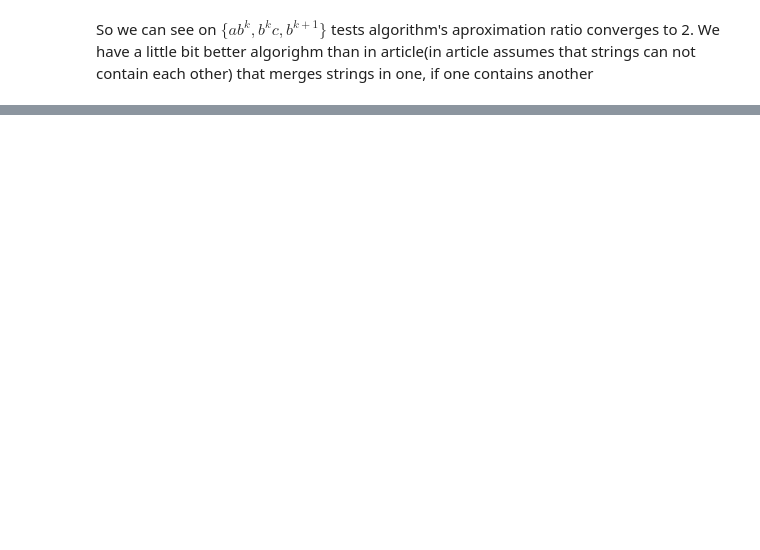
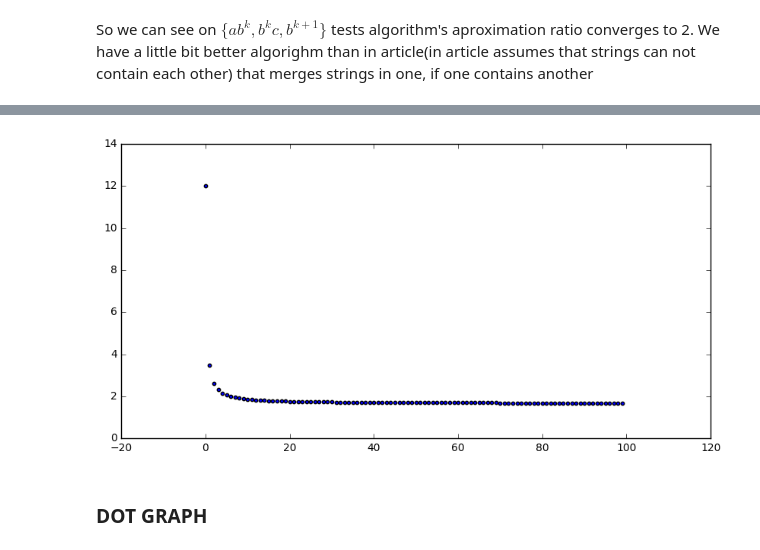
Before and after one commit to deepmipt-VladZhukov/ComputationalComplexityTheoryTask45, a Jupyter notebook: task45_Zhukov_vlad.ipynb, the cells around one changed output, grey strips where cells are left out. Saved outputs shown, nothing was run; the diff lists cells and outputs as text; code cells hidden in the pictures; blank space fills up the shorter version.

```diff
--- a/task45_Zhukov_vlad.ipynb
+++ b/task45_Zhukov_vlad.ipynb
@@ -79,0 +124,44 @@ So we can see on  $\{ab^k,b^kc,b^{k+1}\}$ tests algorithm's aproximation ratio c
+# %%
+res = []
+a = ""
+b = ""
+c = ""
+d = ""
+e = ""
+f = ""
+for k in range(100):
+    tst = []
+    a = a + "a"
+    b = b + "b"
+    c = c + "c"
+    d = d + "d"
+    e = e + "e"
+    f = f + "f"
+    x = "x"
+    tst.append(a + x + b)
+    tst.append(b + x + c)
+    tst.append(c + x + d)
+    tst.append(d + x + e)
+    tst.append(e + x + f)
+    tst.append(b[:-1] + x + a + x)
+    tst.append(c[:-1] + x + b + x)
+    tst.append(d[:-1] + x + c + x)
+    tst.append(e[:-1] + x + d + x)
+    tst.append(f[:-1] + x + e + x)
+    algo = src.superstring4(tst)
+#     print(tst)
+#     algo = src.superstring4(tst)
+    l1 = len(algo.solve())
+#     print (algo.solve())
+    l2 = 9 * k + 1
+#     l2 = len(src.min_max_contain_string(set(tst)))
+    res.append((1.0 * l1) / l2)
+# %%
+plt.figure(figsize=(10, 5))
+plt.scatter(range(len(res)), res, s=10)
+# plt.ylim((0, 5))
+plt.show()
+# %% [output]
+[figure, added]
+# %% [markdown]
+### DOT GRAPH
```
Also changed, not shown: parts of 12 cells of this notebook, 19 other files.
